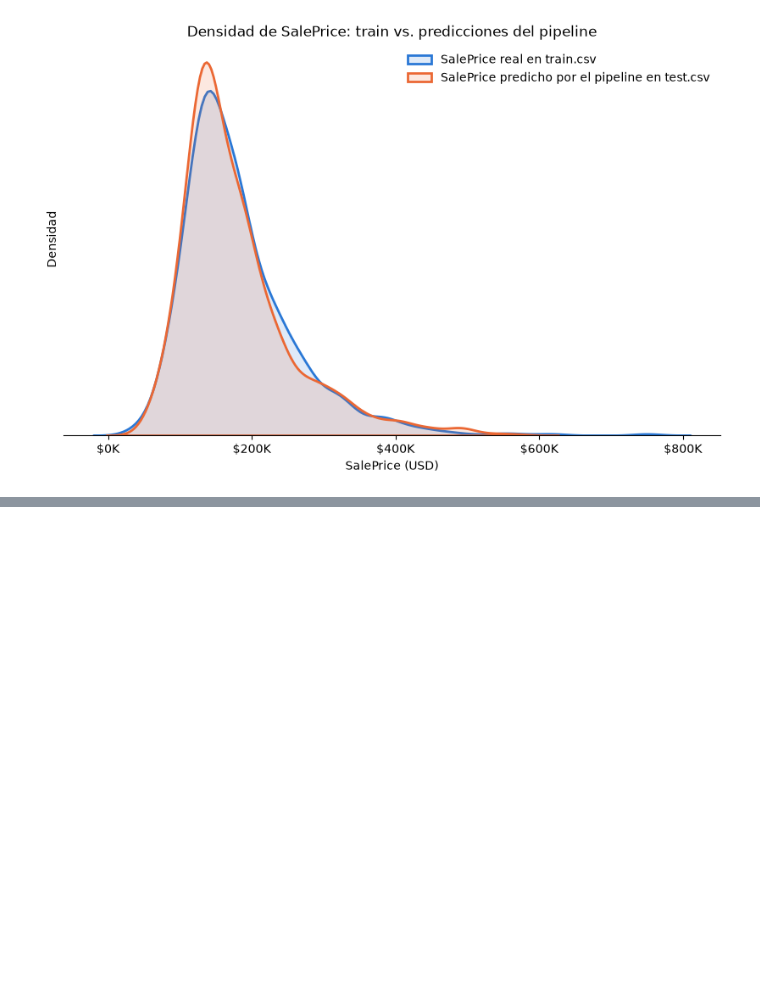
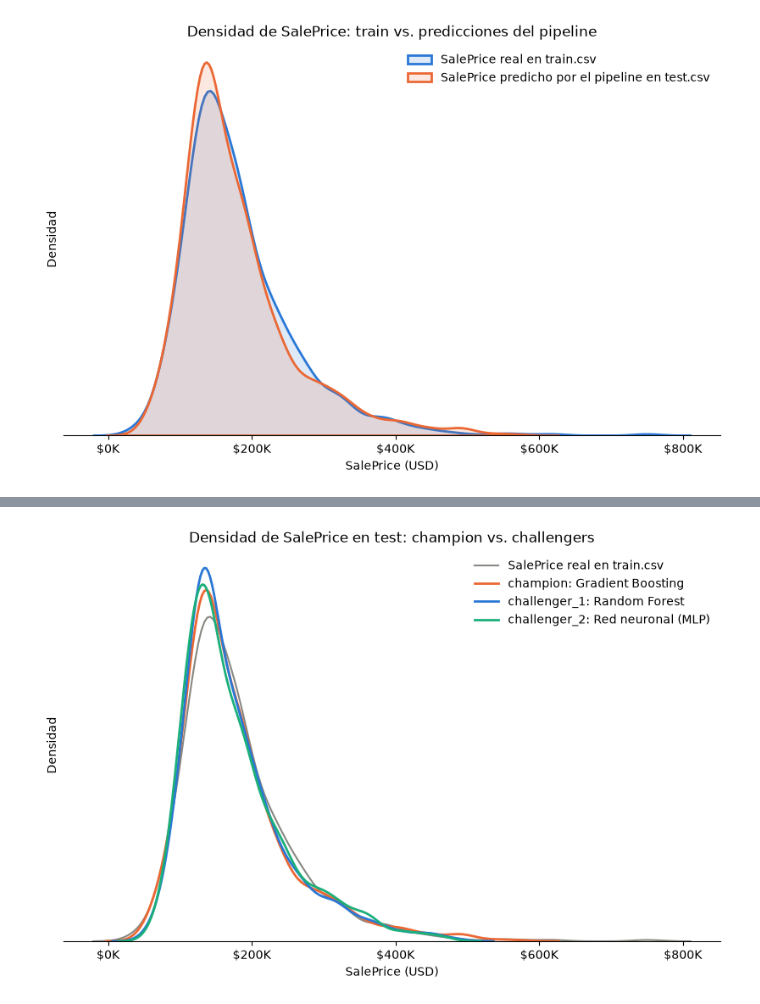
Before and after one commit to amosillu/EJERCICIO-EN-CLASE-PRODUCT-DEVELOPMENT, a Jupyter notebook: notebooks/4.0-ai-inferencia.ipynb, the cells around one changed output, grey strips where cells are left out. Cells and saved outputs as stored; diff of their text form; code cells hidden in the pictures; blank space fills up the shorter version.

```diff
--- a/notebooks/4.0-ai-inferencia.ipynb
+++ b/notebooks/4.0-ai-inferencia.ipynb
@@ -197,0 +234,12 @@ Guardado en: pipeline_inferencia.joblib
+# %%
+predicciones_registro = {
+    alias: pd.Series(modelo.predict(df_test), index=df_test.index, name=TARGET)
+    for alias, modelo in modelos_registro.items()
+}
+predicciones_champion = predicciones_registro["champion"]
+
+assert np.allclose(predicciones_champion, predicciones_test)
+predicciones_champion.to_csv(PREDICCIONES_FILE)
+
+print(f"Champion: {versiones['champion'].tags.get('modelo')} (versión {versiones['champion'].version})")
+print(f"Predicciones oficiales guardadas: {len(predicciones_champion)} registros en {PREDICCIONES_FILE.name}")
@@ -197,0 +253,33 @@ Guardado en: pipeline_inferencia.joblib
+# %%
+comparacion = pd.DataFrame([
+    {
+        "alias": alias,
+        "modelo": versiones[alias].tags.get("modelo"),
+        "version": versiones[alias].version,
+        "mediana": pred.median(),
+        "minimo": pred.min(),
+        "maximo": pred.max(),
+        "correlacion_champion": pred.corr(predicciones_champion),
+        "diferencia_media_abs": (pred - predicciones_champion).abs().mean(),
+    }
+    for alias, pred in predicciones_registro.items()
+]).set_index("alias")
+
+COLORES_ALIAS = {"champion": "#eb6834", "challenger_1": "#2a78d6", "challenger_2": "#1baf7a"}
+
+fig_sombra, ax = plt.subplots(figsize=(10, 6))
+sns.kdeplot(df_train[TARGET], ax=ax, color="#898781", linewidth=1.5, label=f"{TARGET} real en train.csv")
+for alias, pred in predicciones_registro.items():
+    sns.kdeplot(pred, ax=ax, color=COLORES_ALIAS[alias], linewidth=2, label=f"{alias}: {versiones[alias].tags.get('modelo')}")
+ax.set_title(f"Densidad de {TARGET} en test: champion vs. challengers")
+ax.set_xlabel(f"{TARGET} (USD)")
+ax.set_ylabel("Densidad")
+ax.set_yticks([])
+ax.xaxis.set_major_formatter(FuncFormatter(lambda valor, _: f"${valor / 1000:,.0f}K"))
+ax.spines[["top", "right", "left"]].set_visible(False)
+ax.legend(frameon=False)
+plt.show()
+
+comparacion.round({"mediana": 0, "minimo": 0, "maximo": 0, "correlacion_champion": 4, "diferencia_media_abs": 0})
+# %% [output]
+[figure, added]
```
Also changed, not shown: parts of 9 cells of this notebook, 6 other files.
